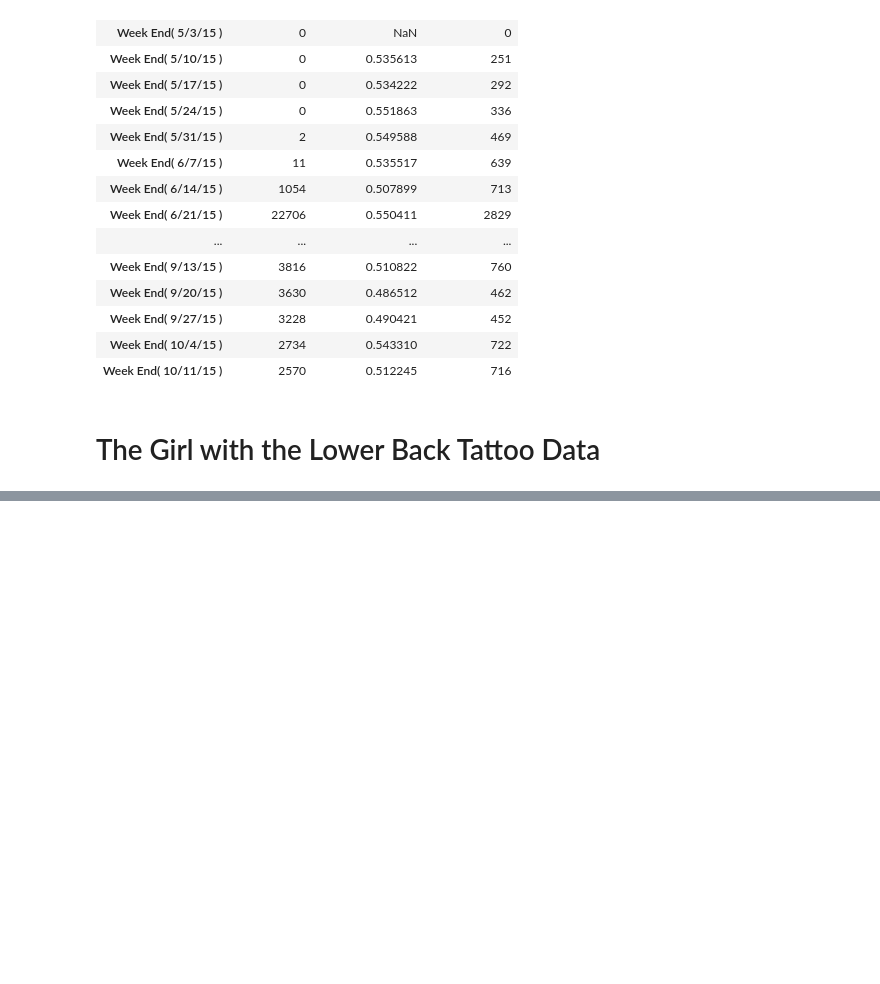
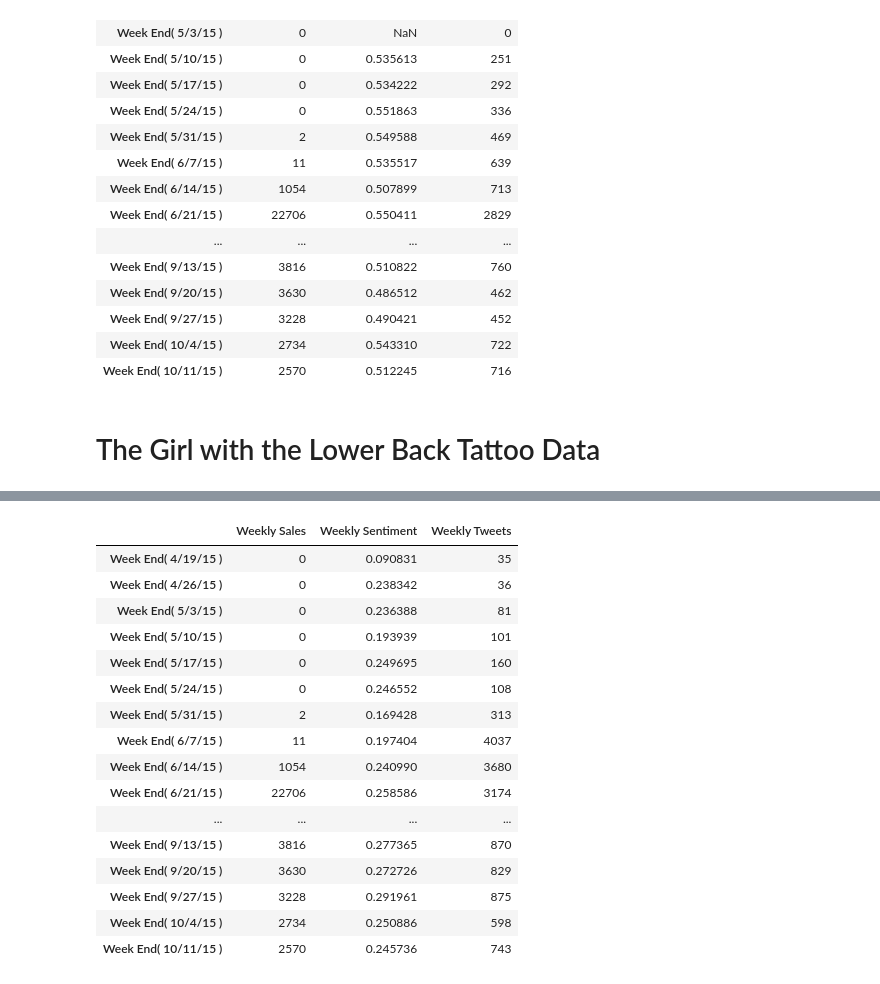
Before and after one commit to rdk5/wheres-my-data-dude, a Jupyter notebook: Tweet Retrieval/ImportBookData.ipynb, the cells around one changed output, grey strips where cells are left out. Cells and saved outputs as stored; diff of their text form; code cells hidden in the pictures; blank space fills up the shorter version.

```diff
--- a/Tweet Retrieval/ImportBookData.ipynb
+++ b/Tweet Retrieval/ImportBookData.ipynb
@@ -231,0 +234,23 @@ BackTattoo.to_csv("back_tattoo_full_data.csv")
+# %%
+weekly_sentiment = []
+compound_sentiment = []
+weekly_tweets = []
+books = ["Instant Mom"]
+for item in books:
+    list_ = []
+    for x in range(26):
+        file = "Data/" + item + " Data/" + item + str(x) + ".csv"
+        df = pd.read_csv(file, encoding="latin-1", error_bad_lines=False, warn_bad_lines=False, index_col=None, header=0)
+
+        df["Tweet Sentiment"] = ""
+        df.set_index(" id", inplace=True)
+
+        for index, row in df.iterrows():
+            tweet_text = row[" text"]
+            compound_sentiment.append(analyzer.polarity_scores(tweet_text)["compound"])
+            df.set_value(index, "Tweet Sentiment", (analyzer.polarity_scores(tweet_text)["compound"]))
+
+        compound_sentiment = []
+        list_.append(df)
+    frame3 = pd.concat(list_)
+    frame3[' date'] = pd.to_datetime(frame3[' date'])
@@ -231,0 +278,27 @@ BackTattoo.to_csv("back_tattoo_full_data.csv")
+# %%
+pos_data = "../CSV/POS Data/im_pos_data.csv"
+pos = pd.read_csv(pos_data)
+sums = pos.sum(axis=0).to_frame()
+sums_df = sums.iloc[1:]
+sums_df[0]
+InstantMom = pd.DataFrame({"Weekly Sentiment": weekly_sentiment, "Weekly Tweets": weekly_tweets, "Weekly Sales": sums_df[0]})
+# %%
+InstantMom
+# %% [output]
+|  | Weekly Sales | Weekly Sentiment | Weekly Tweets |
+| Week End( 4/19/15 ) | 0 | 0.090831 | 35 |
+| Week End( 4/26/15 ) | 0 | 0.238342 | 36 |
+| Week End( 5/3/15 ) | 0 | 0.236388 | 81 |
+| Week End( 5/10/15 ) | 0 | 0.193939 | 101 |
+| Week End( 5/17/15 ) | 0 | 0.249695 | 160 |
+| Week End( 5/24/15 ) | 0 | 0.246552 | 108 |
+| Week End( 5/31/15 ) | 2 | 0.169428 | 313 |
+| Week End( 6/7/15 ) | 11 | 0.197404 | 4037 |
+| Week End( 6/14/15 ) | 1054 | 0.240990 | 3680 |
+| Week End( 6/21/15 ) | 22706 | 0.258586 | 3174 |
+| ... | ... | ... | ... |
+| Week End( 9/13/15 ) | 3816 | 0.277365 | 870 |
+| Week End( 9/20/15 ) | 3630 | 0.272726 | 829 |
+| Week End( 9/27/15 ) | 3228 | 0.291961 | 875 |
+| Week End( 10/4/15 ) | 2734 | 0.250886 | 598 |
+| Week End( 10/11/15 ) | 2570 | 0.245736 | 743 |
```
Also changed, not shown: parts of 12 cells of this notebook, 36 other files.
